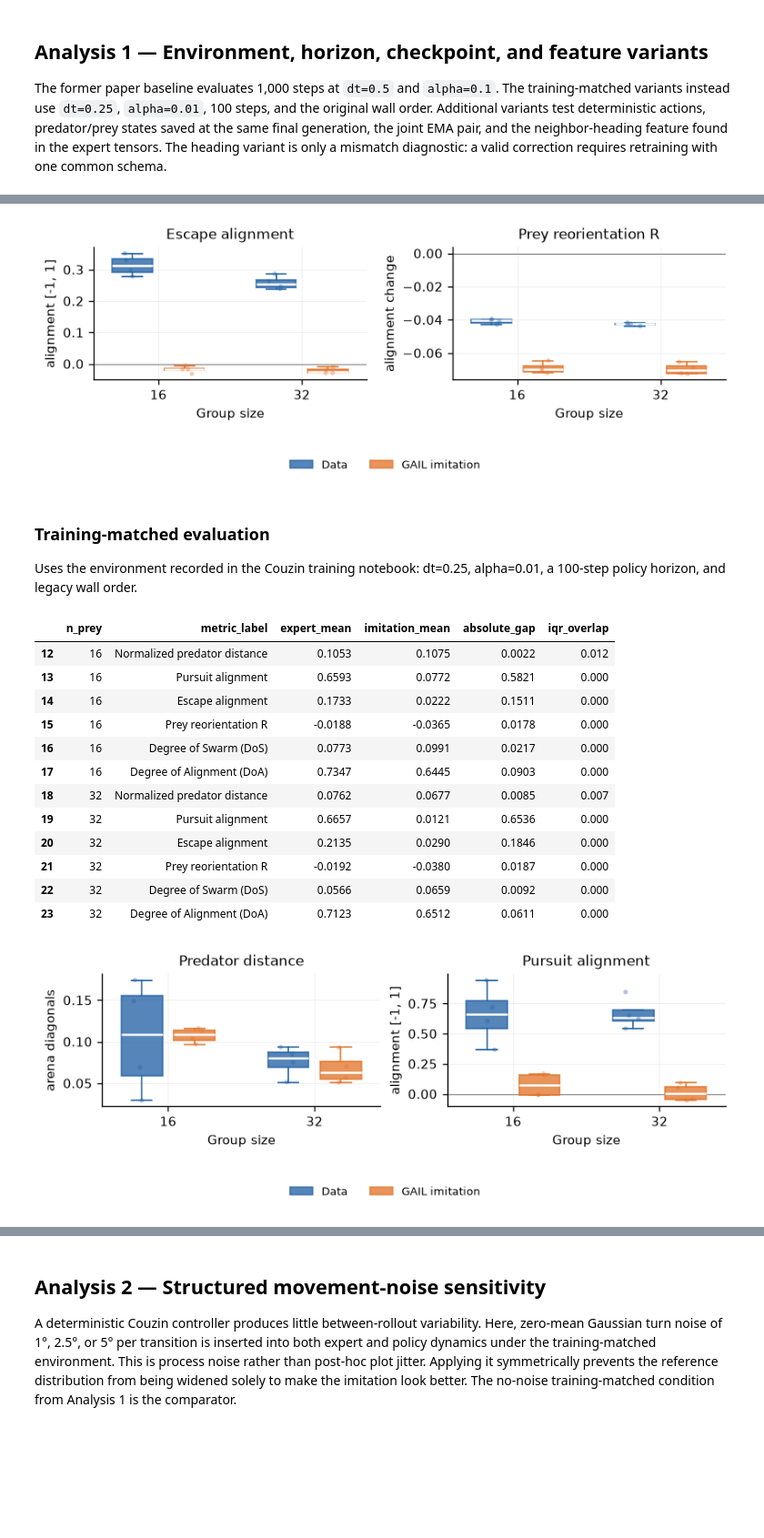
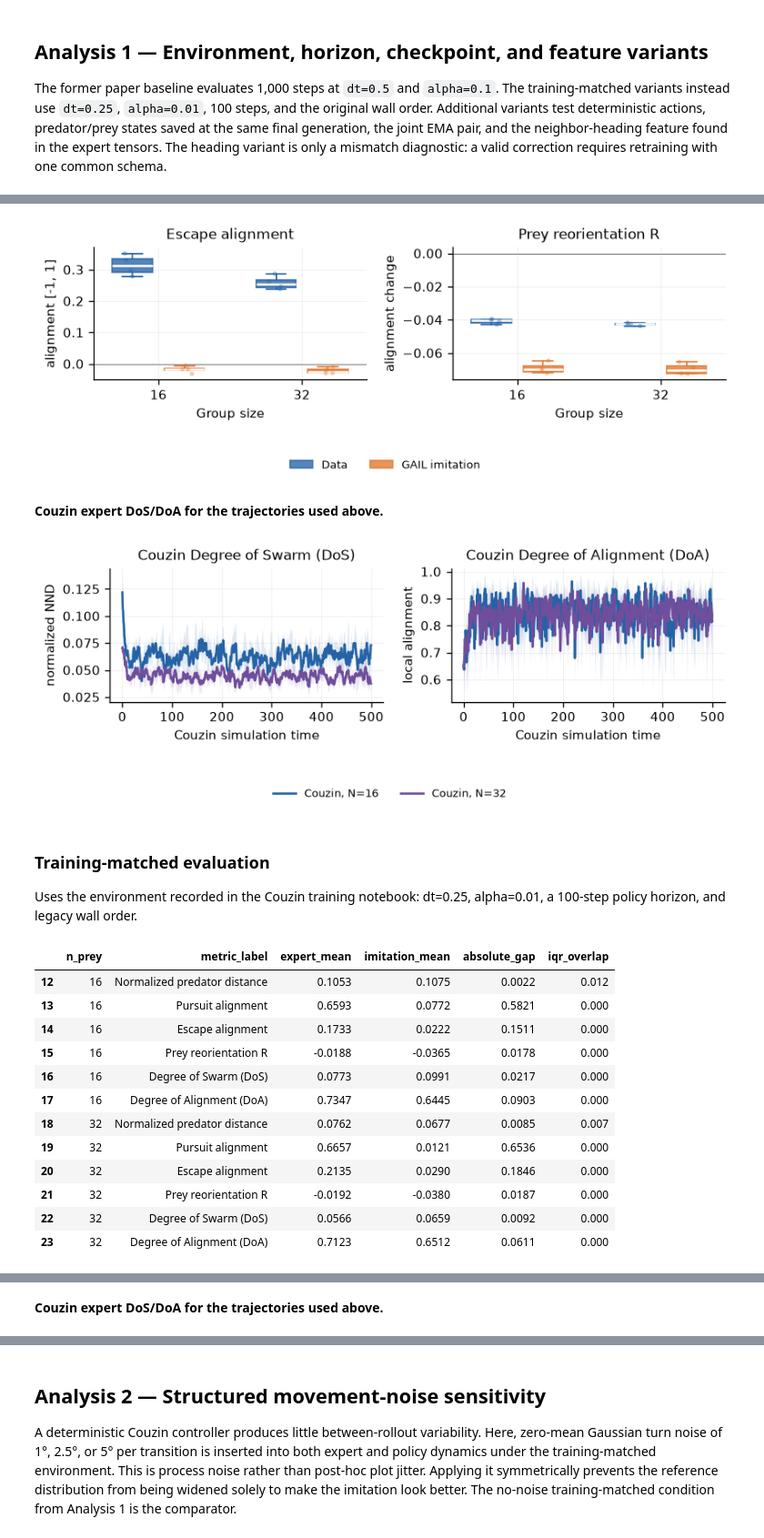
Before and after one commit to wirthy21/ICRA2027-PredatorPreyGAIL, a Jupyter notebook: Paper Analysis/couzin_test.ipynb, the cells around one changed output, grey strips where cells are left out. Shown at 91% size. Saved outputs shown, nothing was run; the diff lists cells and outputs as text; code cells hidden in the pictures; blank space fills up the shorter version.

```diff
--- a/Paper Analysis/couzin_test.ipynb
+++ b/Paper Analysis/couzin_test.ipynb
@@ -73,37 +84,42 @@ for spec in screen_specs:
     for category in ('Predator', 'Prey'):
         fig = ct.plot_behavior_boxplots(screen_results[spec.name], category)
         display(fig); plt.close(fig)
+    display(Markdown('**Couzin expert DoS/DoA for the trajectories used above.**'))
+    fig = ct.plot_expert_collective_timelines(screen_results[spec.name])
+    display(fig); plt.close(fig)
     if SAVE_ARTIFACTS:
         ct.save_variant_artifacts(screen_results[spec.name], OUTPUT_DIR)
 # %% [output]
 |  | variant | variant_label | mean_scaled_gap | median_scaled_gap | comparisons | iqr_overlaps |
 | 0 | training_matched | Training-matched evaluation | 0.208653 | 0.164306 | 12 | 2 |
 | 1 | training_matched_deterministic | Training-matched, deterministic | 0.210432 | 0.156574 | 12 | 2 |
 | 2 | joint_last | Joint final-generation pair | 0.218487 | 0.154187 | 12 | 2 |
 | 3 | heading_schema_diagnostic | Heading-feature diagnostic | 0.219229 | 0.172130 | 12 | 2 |
 | 4 | joint_ema | Joint final-generation EMA pair | 0.222940 | 0.173742 | 12 | 1 |
 | 5 | current_paper | Current paper baseline | 0.379044 | 0.281452 | 12 | 0 |
 ### Current paper baseline
 
 Reproduces the former final-analysis setup: evaluation at dt=0.5, Couzin alpha=0.1, 1,000 steps, stochastic policies, and corrected post-step wall reflection.
 |  | n_prey | metric_label | expert_mean | imitation_mean | absolute_gap | iqr_overlap |
 | 0 | 16 | Normalized predator distance | 0.0497 | 0.1052 | 0.0555 | 0.0 |
 | 1 | 16 | Pursuit alignment | 0.8996 | 0.0717 | 0.8279 | 0.0 |
 | 2 | 16 | Escape alignment | 0.3145 | -0.0177 | 0.3322 | 0.0 |
 | 3 | 16 | Prey reorientation R | -0.0409 | -0.0691 | 0.0283 | 0.0 |
 | 4 | 16 | Degree of Swarm (DoS) | 0.0631 | 0.1002 | 0.0371 | 0.0 |
 | 5 | 16 | Degree of Alignment (DoA) | 0.8456 | 0.6419 | 0.2036 | 0.0 |
 | 6 | 32 | Normalized predator distance | 0.0568 | 0.0681 | 0.0114 | 0.0 |
 | 7 | 32 | Pursuit alignment | 0.8679 | -0.0025 | 0.8704 | 0.0 |
 | 8 | 32 | Escape alignment | 0.2586 | -0.0217 | 0.2804 | 0.0 |
 | 9 | 32 | Prey reorientation R | -0.0426 | -0.0697 | 0.0271 | 0.0 |
 | 10 | 32 | Degree of Swarm (DoS) | 0.0446 | 0.0685 | 0.0240 | 0.0 |
 | 11 | 32 | Degree of Alignment (DoA) | 0.8389 | 0.6376 | 0.2013 | 0.0 |
 [figure]
 [figure]
-### Training-matched evaluation
-
-Uses the environment recorded in the Couzin training notebook: dt=0.25, alpha=0.01, a 100-step policy horizon, and legacy wall order.
+**Couzin expert DoS/DoA for the trajectories used above.**
+[figure, new version]
+### Training-matched evaluation
+
+Uses the environment recorded in the Couzin training notebook: dt=0.25, alpha=0.01, a 100-step policy horizon, and legacy wall order.
 |  | n_prey | metric_label | expert_mean | imitation_mean | absolute_gap | iqr_overlap |
 | 12 | 16 | Normalized predator distance | 0.1053 | 0.1075 | 0.0022 | 0.012 |
 | 13 | 16 | Pursuit alignment | 0.6593 | 0.0772 | 0.5821 | 0.000 |
@@ -117,4 +133,3 @@ Uses the environment recorded in the Couzin training notebook: dt=0.25, alpha=0.
 | 21 | 32 | Prey reorientation R | -0.0192 | -0.0380 | 0.0187 | 0.000 |
 | 22 | 32 | Degree of Swarm (DoS) | 0.0566 | 0.0659 | 0.0092 | 0.000 |
 | 23 | 32 | Degree of Alignment (DoA) | 0.7123 | 0.6512 | 0.0611 | 0.000 |
-[figure, old version]
@@ -138,0 +138 @@ Removes policy sampling at evaluation to test whether action sampling is respons
+**Couzin expert DoS/DoA for the trajectories used above.**
```
Also changed, not shown: parts of 8 cells of this notebook, 1 other file.
